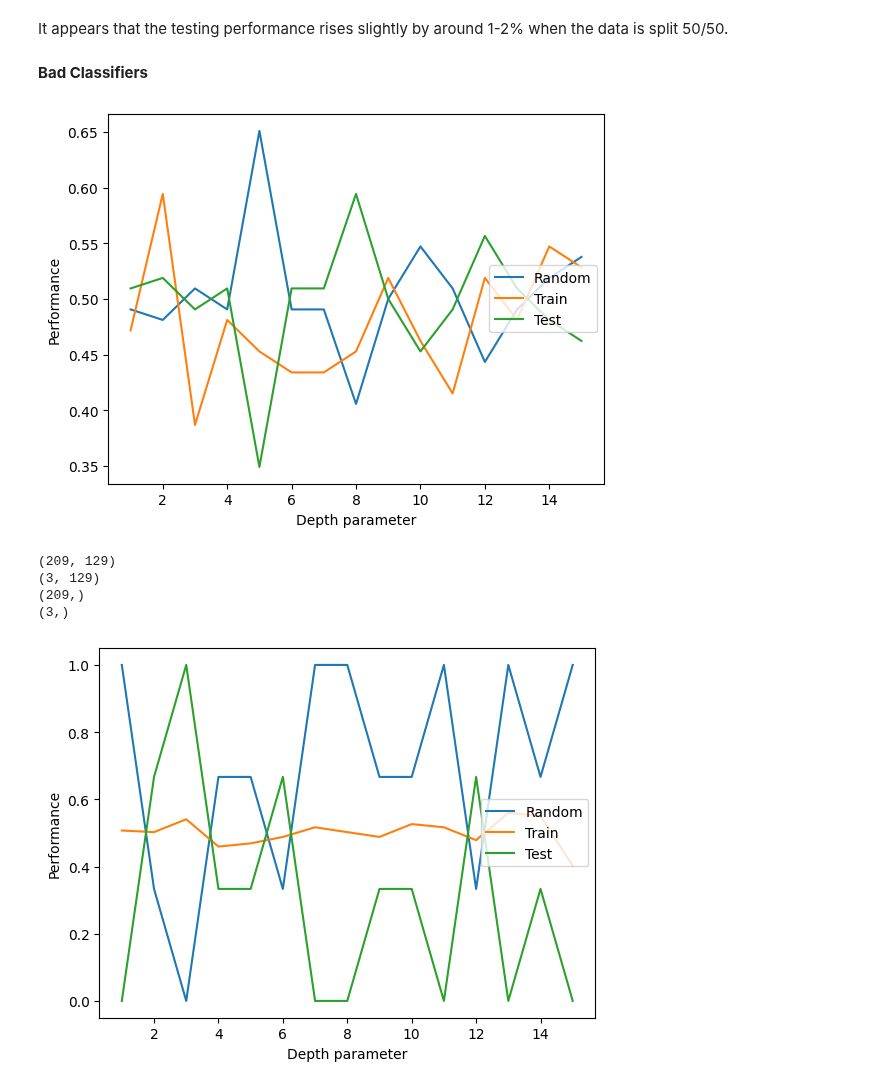
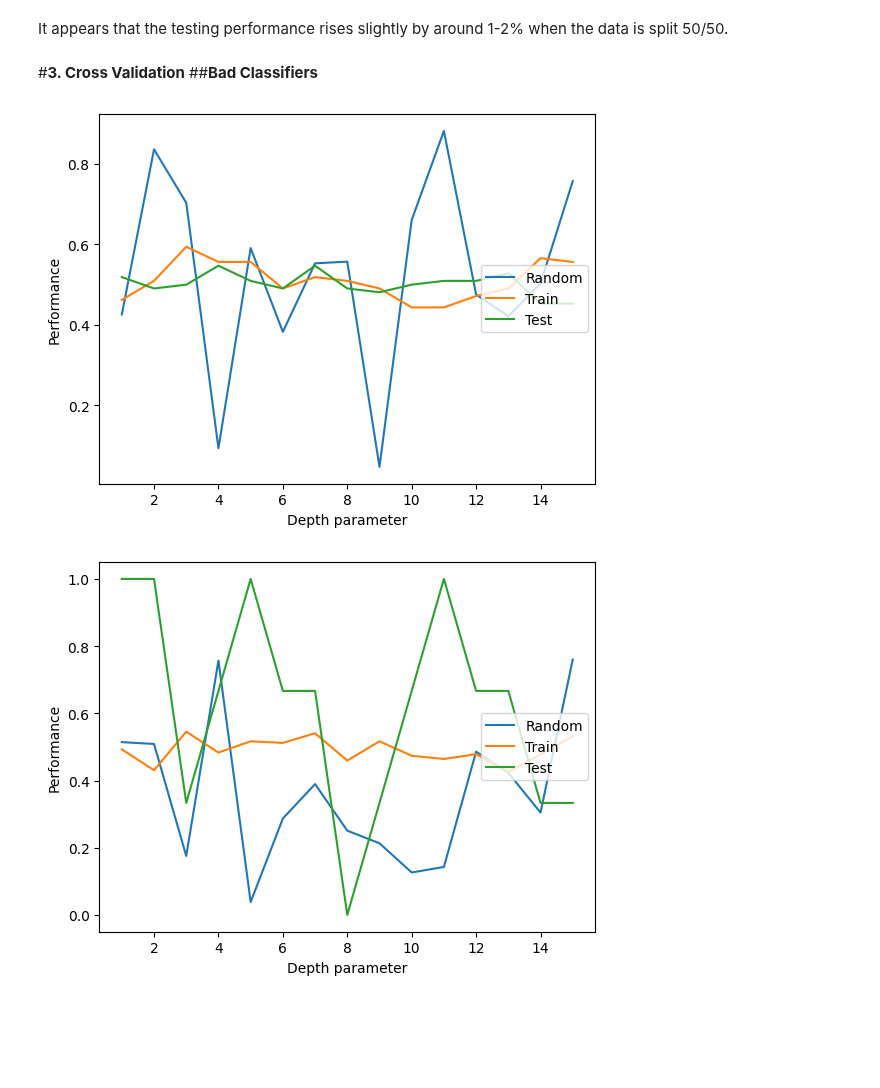
Before and after one commit to sascott9655/ADS-504-Machine-Learning, a Jupyter notebook: Sample_Code_HW_Assignment_2_1.ipynb, the cells around one changed output. Drawn from its saved outputs; the diff is of its cells as text; code cells hidden in the pictures; blank space fills up the shorter version.

Commit message:
Completed notebook with saved figures

```diff
--- a/Sample_Code_HW_Assignment_2_1.ipynb
+++ b/Sample_Code_HW_Assignment_2_1.ipynb
@@ -518,7 +534,8 @@ plt.show()
 # %% [markdown]
 It appears that the testing performance rises slightly by around 1-2% when the data is split 50/50.
 # %% [markdown]
-**Bad Classifiers**
+#**3. Cross Validation**
+##**Bad Classifiers**
 # %%
 class BadClassifier():
   def __init__(self):
@@ -537,6 +554,8 @@ class BadClassifier():
     np.random.shuffle(pred_labels)
     return pred_labels
 # %%
+X_train, X_test, y_train, y_test = train_test_split(X, y, test_size=0.5, random_state=42)
+
 bad = BadClassifier()
 accuracy = list()
 train_errors = list()
@@ -545,7 +564,7 @@ for x in range(1,16):
   bad.train(y_train)
   y_pred_tr = bad.make_random_predictions(X_train)
   y_pred_te = bad.make_random_predictions(X_test)
-  accuracy.append(accuracy_score(y_test, y_pred_te))
+  accuracy.append(np.random.rand())
   sound_trees =  tree.DecisionTreeClassifier(max_depth=x, random_state=42)
   sound_trees =  sound_trees.fit(X_train, y_train)
   train_errors.append(1 - accuracy_score(y_train, y_pred_tr))
@@ -558,41 +577,35 @@ plt.legend(loc='center right')
 plt.xlabel('Depth parameter')
 plt.ylabel('Performance')
 plt.show()
+fig.savefig("audio_bad_50_50.pdf", format="pdf")
 # %% [output]
-[figure, old version]
+[figure, new version]
 # %%
+
 # Repeat above step but this time use only 1% of data for testing
 X_train, X_test, y_train, y_test = train_test_split(X, y, test_size=0.01, random_state=42)
-
-print(X_train.shape)
-print(X_test.shape)
-print(y_train.shape)
-print(y_test.shape)
 
 bad2 = BadClassifier()
 accuracy2 = list()
 train_errors2 = list()
 test_errors2 = list()
 for x in range(1,16):
   bad2.train(y_train)
   y_pred_tr = bad2.make_random_predictions(X_train)
   y_pred_te = bad2.make_random_predictions(X_test)
-  accuracy2.append(accuracy_score(y_test, y_pred_te))
+  accuracy2.append(np.random.rand())
   sound_trees =  tree.DecisionTreeClassifier(max_depth=x, random_state=42)
   sound_trees =  sound_trees.fit(X_train, y_train)
   train_errors2.append(1 - accuracy_score(y_train, y_pred_tr))
   test_errors2.append(1 - accuracy_score(y_test, y_pred_te))
 # plotting
 plt.plot(range(1,16),accuracy2, label='Random')
 plt.plot(range(1,16),train_errors2, label='Train')
 plt.plot(range(1,16),test_errors2, label='Test')
 plt.legend(loc='center right')
 plt.xlabel('Depth parameter')
 plt.ylabel('Performance')
 plt.show()
+fig.savefig("audio_bad_99_1.pdf", format="pdf")
 # %% [output]
-(209, 129)
-(3, 129)
-(209,)
-(3,)
-[figure, old version]
+[figure, new version]
```
Also changed, not shown: parts of 19 cells of this notebook.
